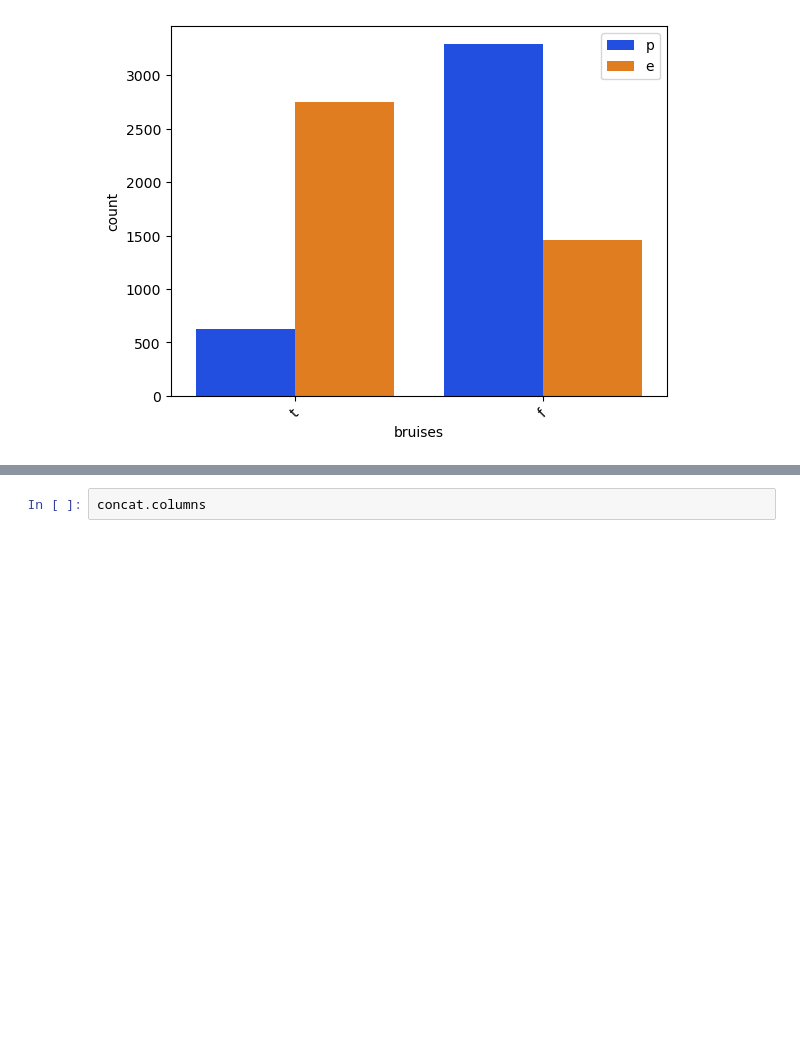
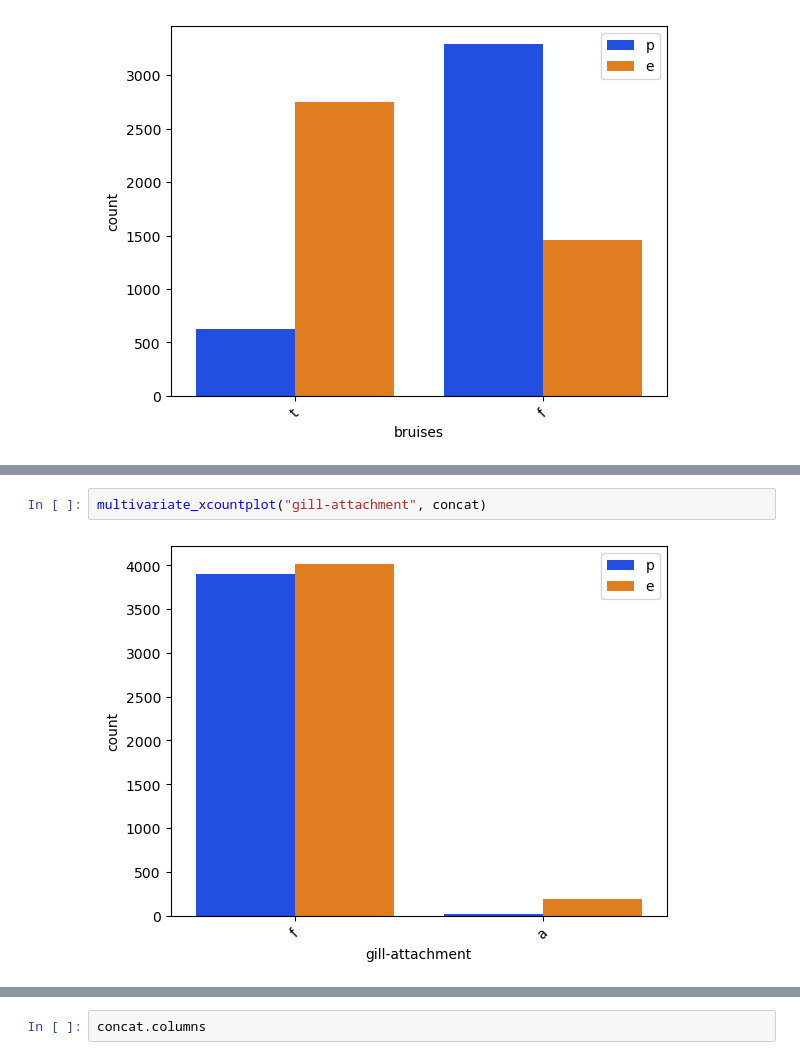
Before and after one commit to dev-ezzy/Big-Data, a Jupyter notebook: index.ipynb, the cells around one changed output, grey strips where cells are left out. Drawn from its saved outputs; the diff is of its cells as text; blank space fills up the shorter version.

```diff
--- a/index.ipynb
+++ b/index.ipynb
@@ -478,0 +483,4 @@ multivariate_xcountplot("bruises", concat)
+# %%
+multivariate_xcountplot("gill-attachment", concat)
+# %% [output]
+[figure, added]
```
Also changed, not shown: parts of 6 cells of this notebook.
